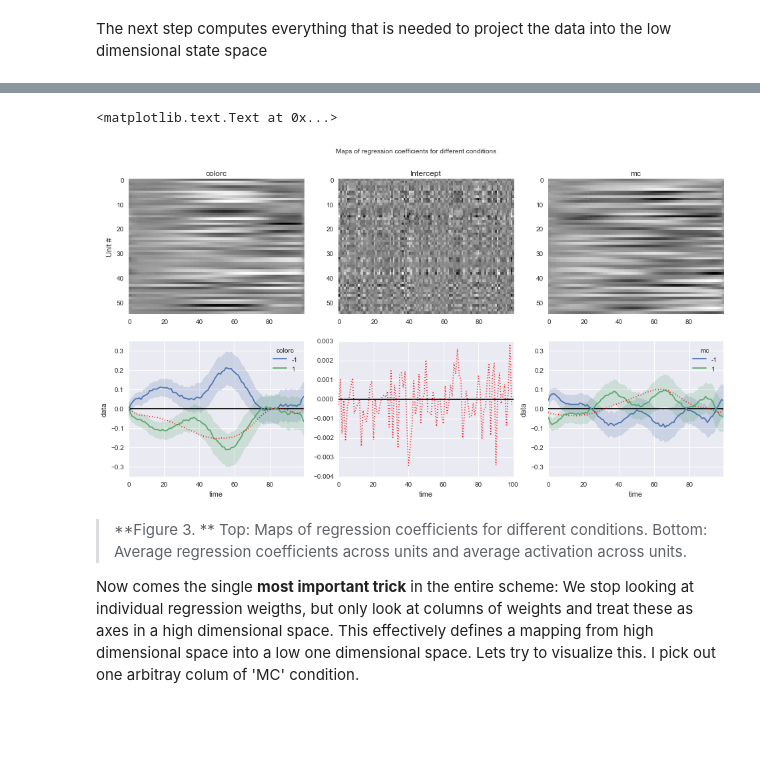
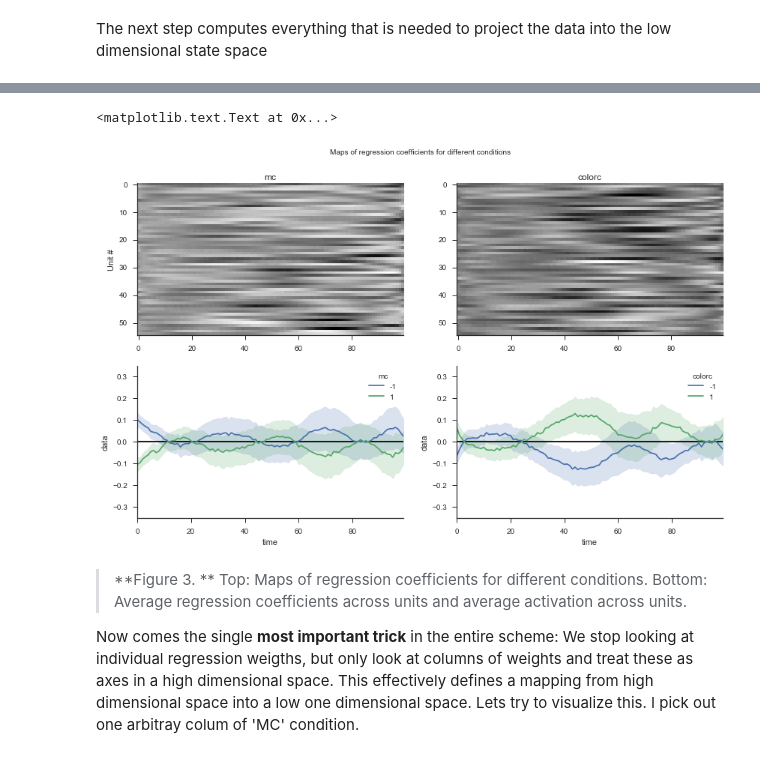
Before and after one commit to nwilming/statespace, a Jupyter notebook: State space analysis.ipynb, the cells around one changed output, grey strips where cells are left out. Drawn from its saved outputs; the diff is of its cells as text; code cells hidden in the pictures; blank space fills up the shorter version.

```diff
--- a/State space analysis.ipynb
+++ b/State space analysis.ipynb
@@ -5,6 +5,7 @@
 import sys
 sys.path.append('/Users/nwilming/u/ocupy/')
 import seaborn as sns
+sns.set_style('ticks')
 from random import choice as randsample
 %matplotlib inline
 
@@ -174,11 +174,11 @@ units.head()
 5 rows × 55 columns
 # %%
-figure(figsize=(18,12))
-for un in range(35):
-    subplot(6,6, un+1)
+figure(figsize=(12,8))
+for un in range(6):
+    subplot(2,3, un+1)
     u = units.loc[:, un].reset_index()
     p = pd.pivot_table(u, index='trial', columns='time', values=un)
-    plot(p.values.T, 'k', alpha=0.1)
+    plot(p.values.T, 'k', alpha=0.05)
     coefs = bnt.loc[(slice(None), un), :]
 
     h0=plot((coefs.colorc + coefs.mc).values)[0]
@@ -186,10 +186,12 @@ for un in range(35):
     h2=plot((- coefs.colorc + coefs.mc).values)[0]
     h3=plot((- coefs.colorc - coefs.mc).values)[0]
 
-    xticks([])
-    yticks([])
+    #xticks([])
+    #yticks([])
     ylim([-5, 5])
 
 legend([h0, h1, h2, h3], ['MC+, CC+', 'MC+, CC-', 'MC-, CC+', 'MC-, CC-'],
        bbox_to_anchor=(1.75, 1.))
+sns.despine()
+savefig('/Users/nwilming/Desktop/fig1.png', bbox_inches='tight')
 # %% [output]
@@ -225,5 +218,5 @@ The next step computes everything that is needed to project the data into the lo
 # %%
 st.logging.getLogger().setLevel(st.logging.INFO)
 Q, Bmax, bnt, D, t_bmax, norms, maps, exp_var, pca, X = st.embedd(
-    units, formula, N_components=5, time_label='time')
+    units, formula, N_components=55, time_label='time')
 # %% [markdown]
@@ -234,27 +237,28 @@ df.columns = [u'mc', u'colorc', u'trial', u'session', u'time', u'unit', 'data']
 # %%
-figure(figsize=(16, 8))
-for i, (k, m) in enumerate(maps.iteritems()):
-    subplot(2,3, i+1)
+figure(figsize=(14, 8))
+for i, k in enumerate(['mc', 'colorc']):
+    m = maps[k]
+    subplot(2,2, i+1)
     imshow(m.T, interpolation='nearest', aspect='auto')
     if i == 0:
         ylabel('Unit #')
     title(k)
     grid('off')
 
-    subplot(2,3, i+1+3)
+    subplot(2,2, i+1+2)
 
     xlabel('time')
     axhline(0, color='k')
     if k is not 'Intercept':
         dfmc = df.groupby(['time', 'unit', k]).agg(mean).reset_index()
         sns.tsplot(dfmc, time='time', unit='unit', condition=k, value='data')
         ylim([-0.35, 0.35])
-    plot(m.mean(1), 'r:', alpha=1)
-
+    #plot(m.mean(1), 'r:', alpha=1)
+sns.despine()
 suptitle('Maps of regression coefficients for different conditions')
 # %% [output]
 <matplotlib.text.Text at 0x...>
-[figure, old version]
+[figure, new version]
 # %% [markdown]
 > **Figure 3. ** Top: Maps of regression coefficients for different conditions. Bottom: Average regression coefficients across units and average activation across units.
 
```
Also changed, not shown: parts of 20 cells of this notebook, 5 other files.
